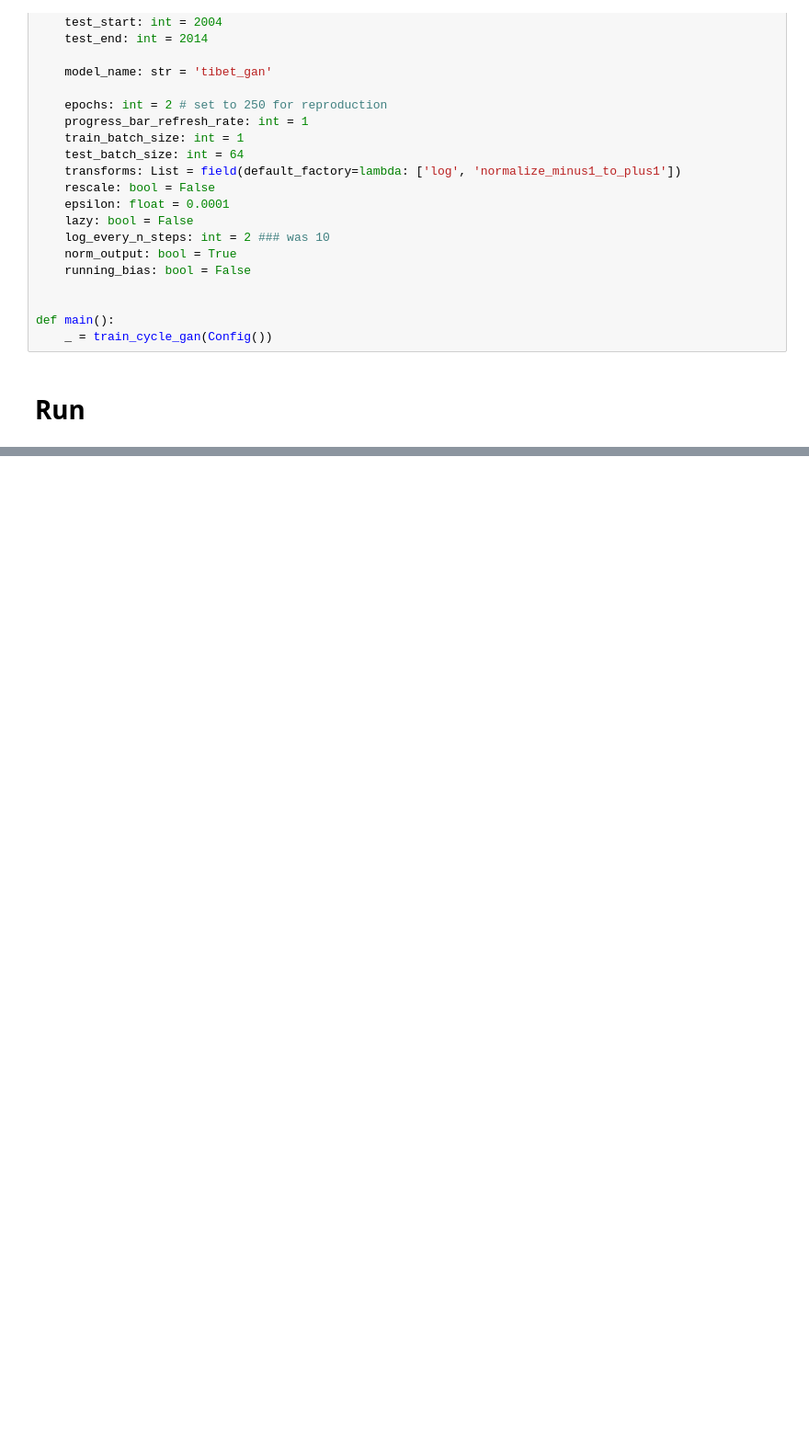
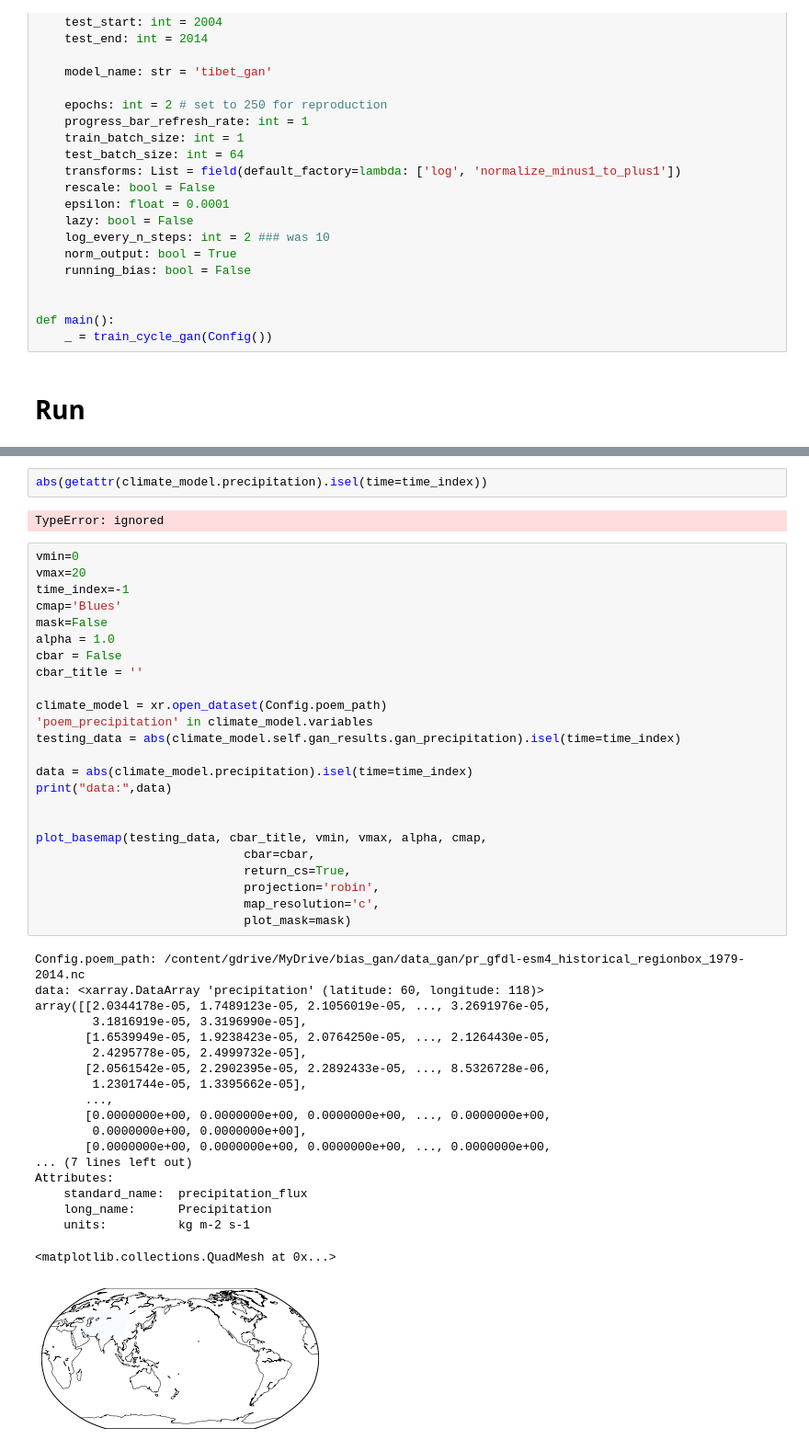
Before and after one commit to aim56009/Bias_GAN, a Jupyter notebook: data/run_notebook.ipynb, the cells around one changed output, grey strips where cells are left out. Shown: that part at 92% size. Drawn from its saved outputs; the diff is of its cells as text; blank space fills up the shorter version.

Commit message:
start solving plot issue

```diff
--- a/data/run_notebook.ipynb
+++ b/data/run_notebook.ipynb
@@ -206,0 +552,48 @@ CycleGAN(
+# %%
+abs(getattr(climate_model.precipitation).isel(time=time_index))
+# %% [output]
+TypeError: ignored
+# %%
+vmin=0
+vmax=20
+time_index=-1
+cmap='Blues'
+mask=False
+alpha = 1.0
+cbar = False
+cbar_title = ''
+
+climate_model = xr.open_dataset(Config.poem_path)
+'poem_precipitation' in climate_model.variables
+testing_data = abs(climate_model.self.gan_results.gan_precipitation).isel(time=time_index)
+
+data = abs(climate_model.precipitation).isel(time=time_index)
+print("data:",data)
+
+
+plot_basemap(testing_data, cbar_title, vmin, vmax, alpha, cmap,
+                             cbar=cbar,
+                             return_cs=True,
+                             projection='robin',
+                             map_resolution='c',
+                             plot_mask=mask)
+# %% [output]
+Config.poem_path: /content/gdrive/MyDrive/bias_gan/data_gan/pr_gfdl-esm4_historical_regionbox_1979-2014.nc
+data: <xarray.DataArray 'precipitation' (latitude: 60, longitude: 118)>
+array([[2.0344178e-05, 1.7489123e-05, 2.1056019e-05, ..., 3.2691976e-05,
+        3.1816919e-05, 3.3196990e-05],
+       [1.6539949e-05, 1.9238423e-05, 2.0764250e-05, ..., 2.1264430e-05,
+        2.4295778e-05, 2.4999732e-05],
+       [2.0561542e-05, 2.2902395e-05, 2.2892433e-05, ..., 8.5326728e-06,
+        1.2301744e-05, 1.3395662e-05],
+       ...,
+       [0.0000000e+00, 0.0000000e+00, 0.0000000e+00, ..., 0.0000000e+00,
+        0.0000000e+00, 0.0000000e+00],
+       [0.0000000e+00, 0.0000000e+00, 0.0000000e+00, ..., 0.0000000e+00,
+... (7 lines left out)
+Attributes:
+    standard_name:  precipitation_flux
+    long_name:      Precipitation
+    units:          kg m-2 s-1
+<matplotlib.collections.QuadMesh at 0x...>
+[figure, added]
```
Also changed, not shown: parts of 19 cells of this notebook.
